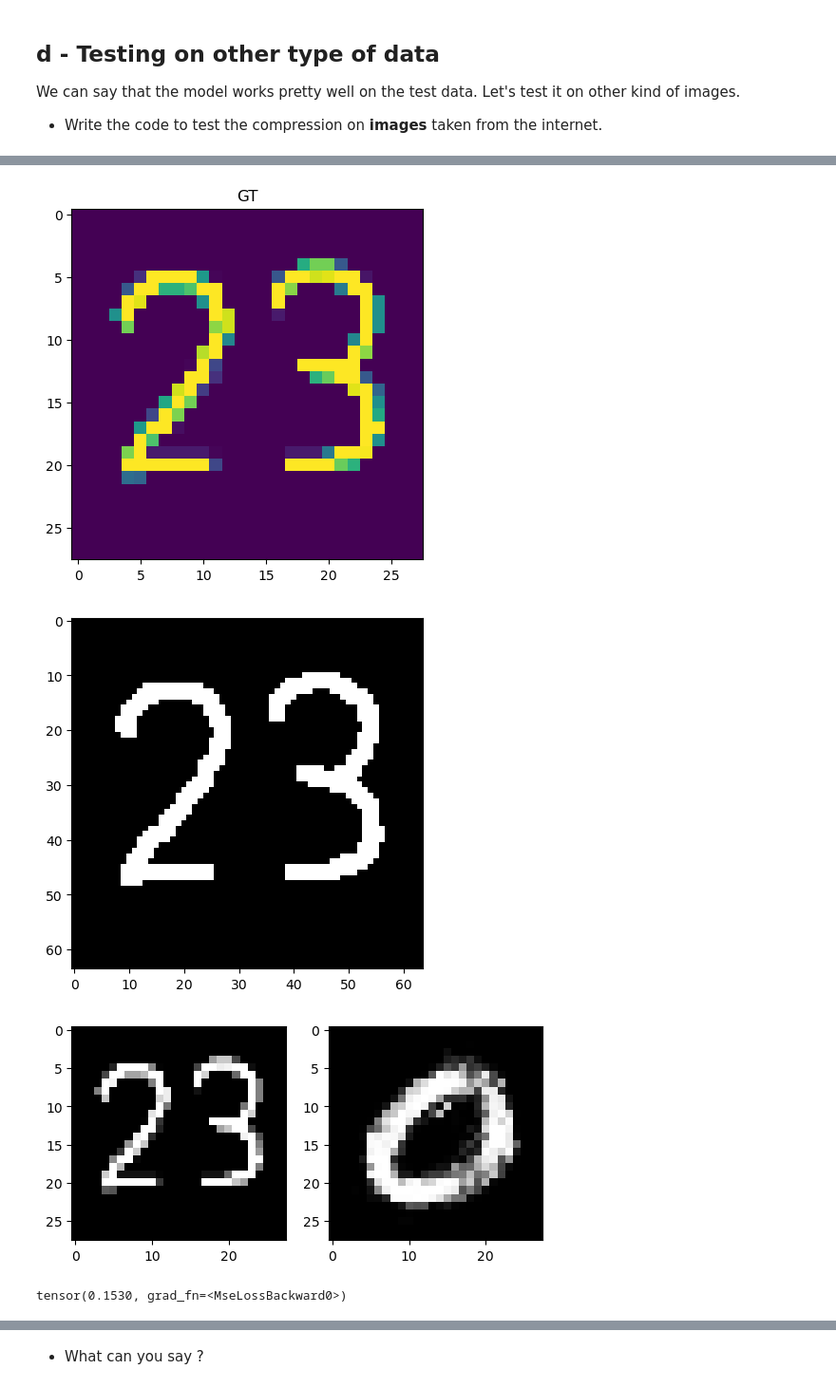
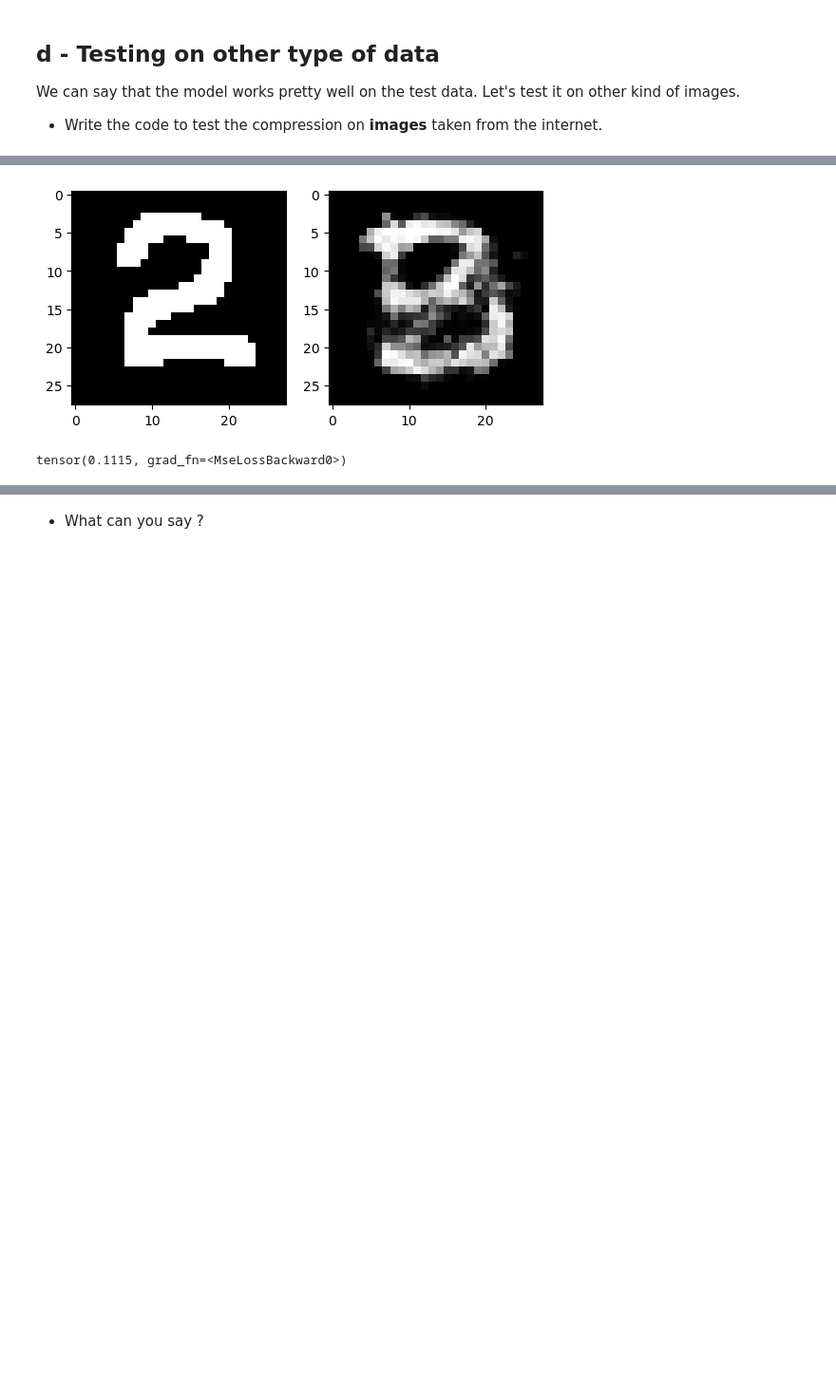
Before and after one commit to MurphLaws/JPEGCompression, a Jupyter notebook: Lab2_AE.ipynb, the cells around one changed output, grey strips where cells are left out. Shown at 95% size. Drawn from its saved outputs; the diff is of its cells as text; code cells hidden in the pictures; blank space fills up the shorter version.

```diff
--- a/Lab2_AE.ipynb
+++ b/Lab2_AE.ipynb
@@ -762,40 +834,33 @@ We can say that the model works pretty well on the test data. Let's test it on o
 # %%
 # TODO : Test some images from the internet to see the compression effect
+
+
 image_filename = 'https://fastly.picsum.photos/id/106/512/512.jpg?hmac=PVd6wk__2-XQ1CrsNOLSMLCVfOegBJru-0bT3gcmY98'
 image_test = 'https://github.com/MurphLaws/JPEGCompression/blob/main/data/testimage.png?raw=true'
 image_test2 = 'https://github.com/MurphLaws/JPEGCompression/blob/main/data/testimage2.png?raw=true'
 transform=transforms.Compose([transforms.ToTensor(),
                               transforms.Resize((28,28))])
 
 
 
 
-inputImage = cv2.cvtColor(skimage.io.imread(image_test2),cv2.COLOR_BGR2GRAY)
-
-
-imshow(transform(inputImage), 'GT')
-plt.imshow(inputImage, cmap='gray')
+inputImage = cv2.cvtColor(skimage.io.imread(image_test),cv2.COLOR_BGR2GRAY)
 
 
 
 # # TODO : Transform the images and add a dimension for the batch size using unsqueeze
 image = transform(inputImage).unsqueeze(0)
 
 # # TODO : Send the model to the model and process the prediction. Don't forget
 # # the resizes
 pred = model(image.view(1, 28 * 28).to(device))
-
 # TODO : Plot dem results'. Don't forget to detach and send to the gpu the data
 # using .detach().cpu()
-
 fig,axarr = plt.subplots(1, 2)
 axarr[0].imshow(image.view(28,28), cmap='gray')
 axarr[1].imshow(pred.detach().cpu().view(28,28), cmap='gray')
-
 plt.show()
 print(criterion(pred.view(28,28),image.view(28,28)))
 # %% [output]
-[figure, old version]
+[figure, new version]
-[figure, removed]
-[figure, removed]
-tensor(0.1530, grad_fn=<MseLossBackward0>)
+tensor(0.1115, grad_fn=<MseLossBackward0>)
```
Also changed, not shown: parts of 3 cells of this notebook.
